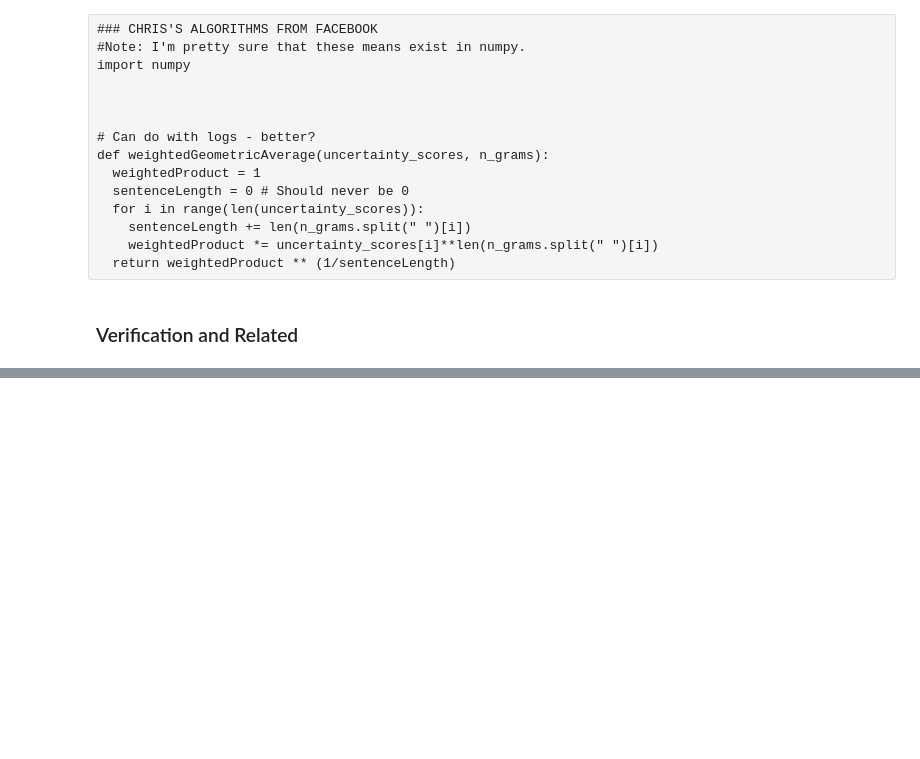
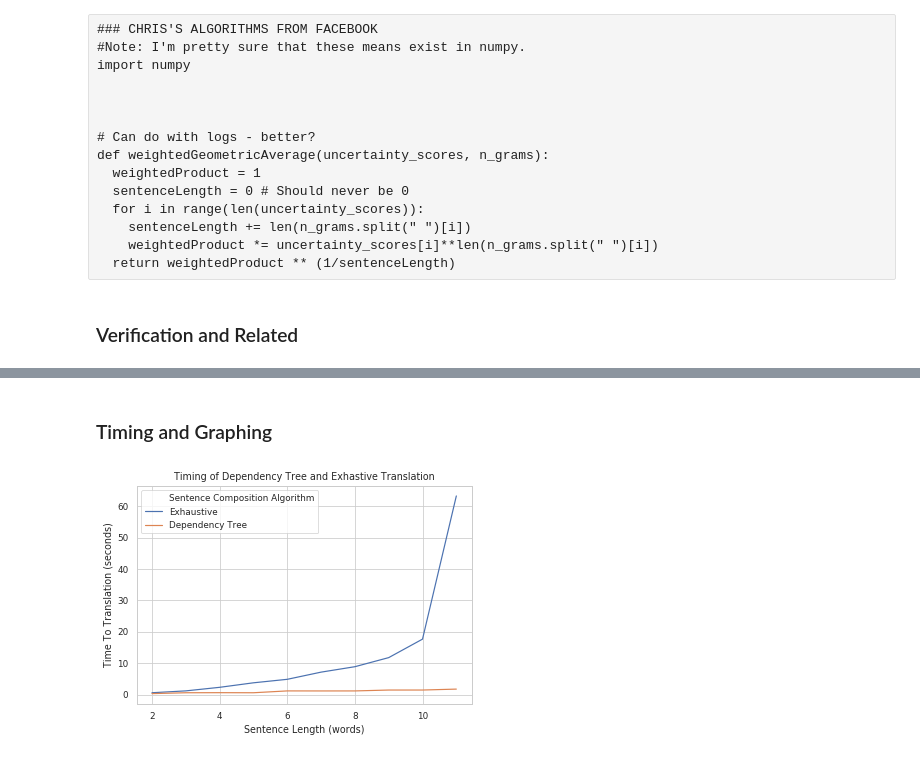
Before and after one commit to AlexanderDavid/SentenceToEmojiTranslation, a Jupyter notebook: JupyterNotebooks/NaiveEmojiTranslation.ipynb, the cells around one changed output, grey strips where cells are left out. Saved outputs shown, nothing was run; the diff lists cells and outputs as text; code cells hidden in the pictures; blank space fills up the shorter version.

Commit message:
Added notebooks concerning conclusions we draw in the paper

```diff
--- a/JupyterNotebooks/NaiveEmojiTranslation.ipynb
+++ b/JupyterNotebooks/NaiveEmojiTranslation.ipynb
@@ -428,9 +443,11 @@ def summarize(sent:str, lemma_func: Callable[[str], str]=lemmatizerNLTK.lemmatiz
         List of Uncertainty values for the corresponding emoji,
         list of n-grams used to generate the corresponding emoji)
     """
+    # Start the timer
+    time_now = time()
+
     # Clean the sentence
     sent = clean_sentence(sent, lemma_func=lemma_func, keep_stop_words=keep_stop_words)
-#     print(sent)
 
     # Generate all combinations of sentences
     sent_combos = combinations_of_sent(sent)
@@ -460,10 +477,13 @@ def summarize(sent:str, lemma_func: Callable[[str], str]=lemmatizerNLTK.lemmatiz
     # Clear the function cache on closest_emoji because it is unlikely the next run will make use of them
     closest_emoji.cache_clear()
 
+    # Stop the timer
+    best_summarization.elapsed_time = time() - time_now
+
     # Return the emoji "sentence", list of all the cosine similarities, and all of the n-grams
     return best_summarization
 # %%
-def summarize_pos(sent:str, keep_stop_words:bool=False, lemma_func: Callable[[str], str]=lambda x: x) -> EmojiSummarizationResult:
+def summarize_pos(sent:str, keep_stop_words:bool=True, lemma_func: Callable[[str], str]=lambda x: x) -> EmojiSummarizationResult:
     """
     Summarize a sentence using POS n-gram chunking
 
@@ -475,6 +495,8 @@ def summarize_pos(sent:str, keep_stop_words:bool=False, lemma_func: Callable[[st
     Rets:
         EmojiSummarizationResult: Result of the emoji summarization
     """
+    time_now = time()
+
     # Clean the sentence
     sent = clean_sentence(sent, keep_stop_words=True, lemma_func=lemma_func)
 
@@ -498,6 +520,9 @@ def summarize_pos(sent:str, keep_stop_words:bool=False, lemma_func: Callable[[st
         esr.n_grams.append(n_gram)
         esr.uncertainty_scores.append(similarity)
 
+    # Stop the timer
+    esr.elapsed_time = time() - time_now
+
     # Return the summary
     return esr
 # %% [markdown]
@@ -596,4 +597,0 @@ EmojiSummarizationResult(emojis='🍏📱💾', emojis_n_grams=['grevenstein app
-# %%
-sent = "Can you calculate the number of giraffes that have ever existed?"
-pp(summarize_pos(sent))
-pp(summarize(sent))
@@ -611,0 +617,34 @@ Score: 0.346
+# %% [markdown]
+### Timing and Graphing
+# %%
+import pandas as pd
+import seaborn as sns
+import matplotlib.pyplot as plt
+%matplotlib inline
+sns.set(style="whitegrid", context="paper")
+
+outer_sent = "the quick brown fox jumped over the lazy dog sphinx of".split(" ") # Issues with 1 word phrases. Also changed stopwords to empty list.
+sent_lens = []
+exh_time = []
+pos_time = []
+for x in range(2, len(outer_sent) + 1):
+    sent = " ".join(outer_sent[:x])
+    sent_lens.append(x)
+    pos = summarize_pos(sent)
+    exh = summarize(sent)
+    pos_time.append(pos.elapsed_time)
+    exh_time.append(exh.elapsed_time)
+
+df = pd.DataFrame()
+df["Sentence Length (words)"] = sent_lens
+df["Exhaustive"] = exh_time
+df["Dependency Tree"] = pos_time
+df.head()
+df_melted = pd.melt(df, ["Sentence Length (words)"])
+df_melted = df_melted.rename(columns={"variable": "Sentence Composition Algorithm", "value": "Time To Translation (seconds)"})
+
+p = sns.lineplot(data=df_melted, x="Sentence Length (words)", y="Time To Translation (seconds)", hue="Sentence Composition Algorithm", color="coral")
+p.set_title("Timing of Dependency Tree and Exhastive Translation")
+p.get_figure().savefig("../plots/AlgorithmTiming.png")
+# %% [output]
+[figure, added]
```
Also changed, not shown: parts of 9 cells of this notebook, 6 other files.
